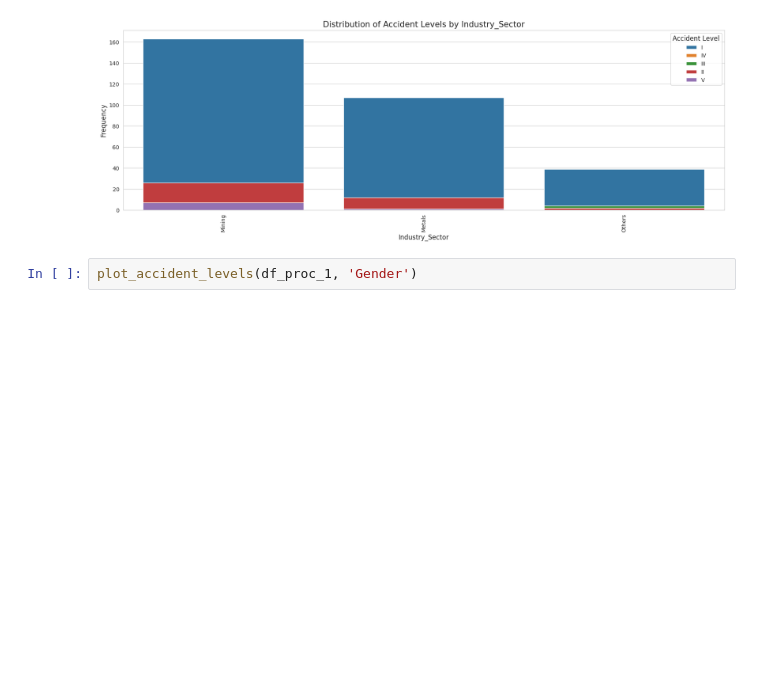
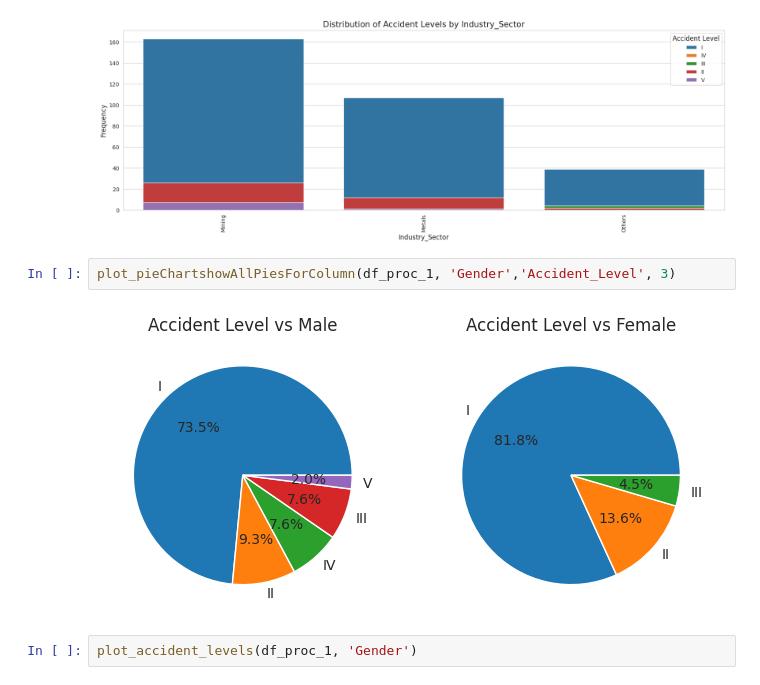
Before and after one commit to MeeruChandra/GL_NLP1_Group2, a Jupyter notebook: GLCapstone_NLP1.ipynb, the cells around one changed output. Drawn from its saved outputs; the diff is of its cells as text; blank space fills up the shorter version.

```diff
--- a/GLCapstone_NLP1.ipynb
+++ b/GLCapstone_NLP1.ipynb
@@ -498,6 +512,10 @@ plot_accident_levels(df_proc_1, 'Location')
 plot_accident_levels(df_proc_1, 'Industry_Sector')
 # %% [output]
 [figure]
+# %%
+plot_pieChartshowAllPiesForColumn(df_proc_1, 'Gender','Accident_Level', 3)
+# %% [output]
+[figure, added]
 # %%
 plot_accident_levels(df_proc_1, 'Gender')
 # %% [output]
```
Also changed, not shown: parts of 9 cells of this notebook.
